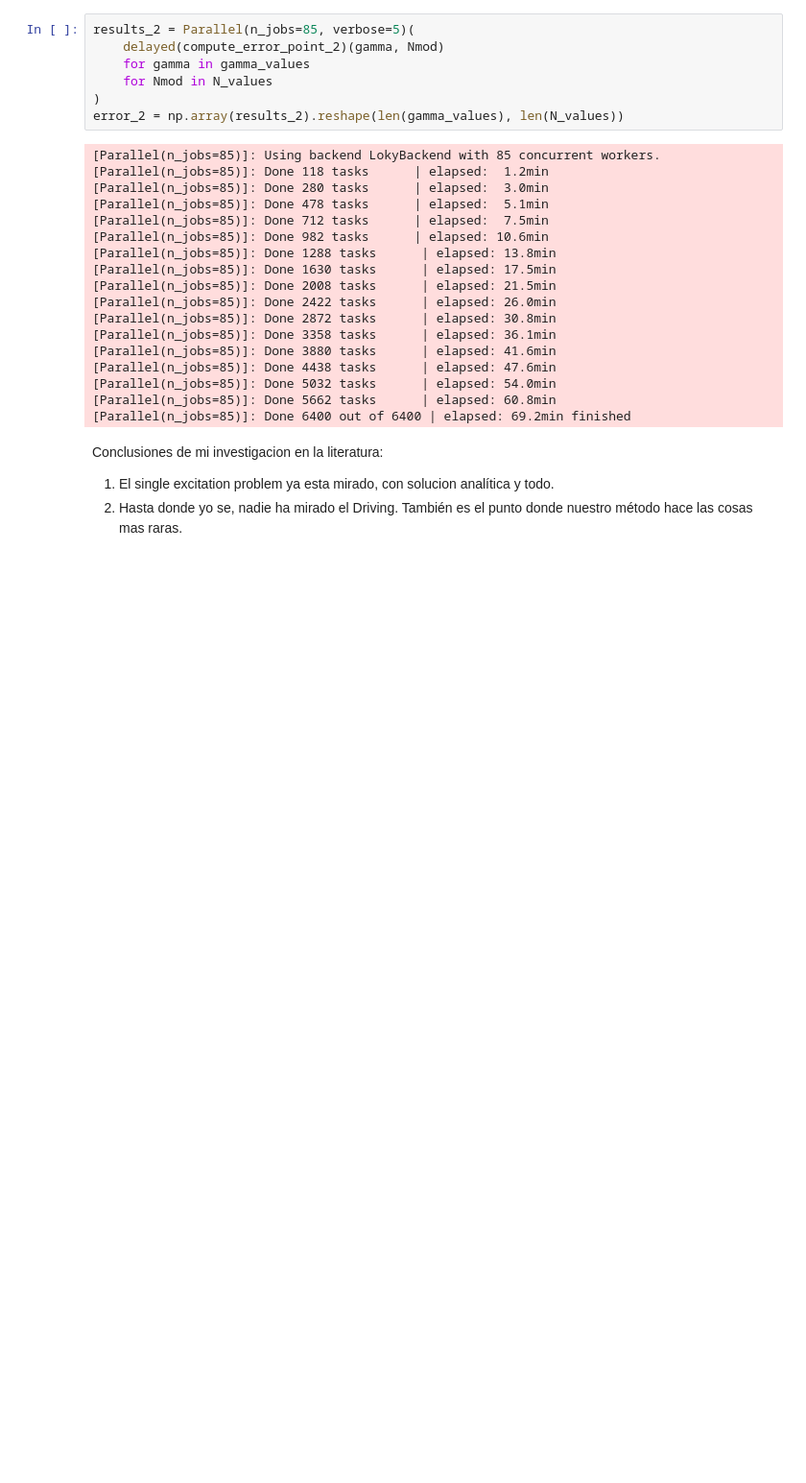
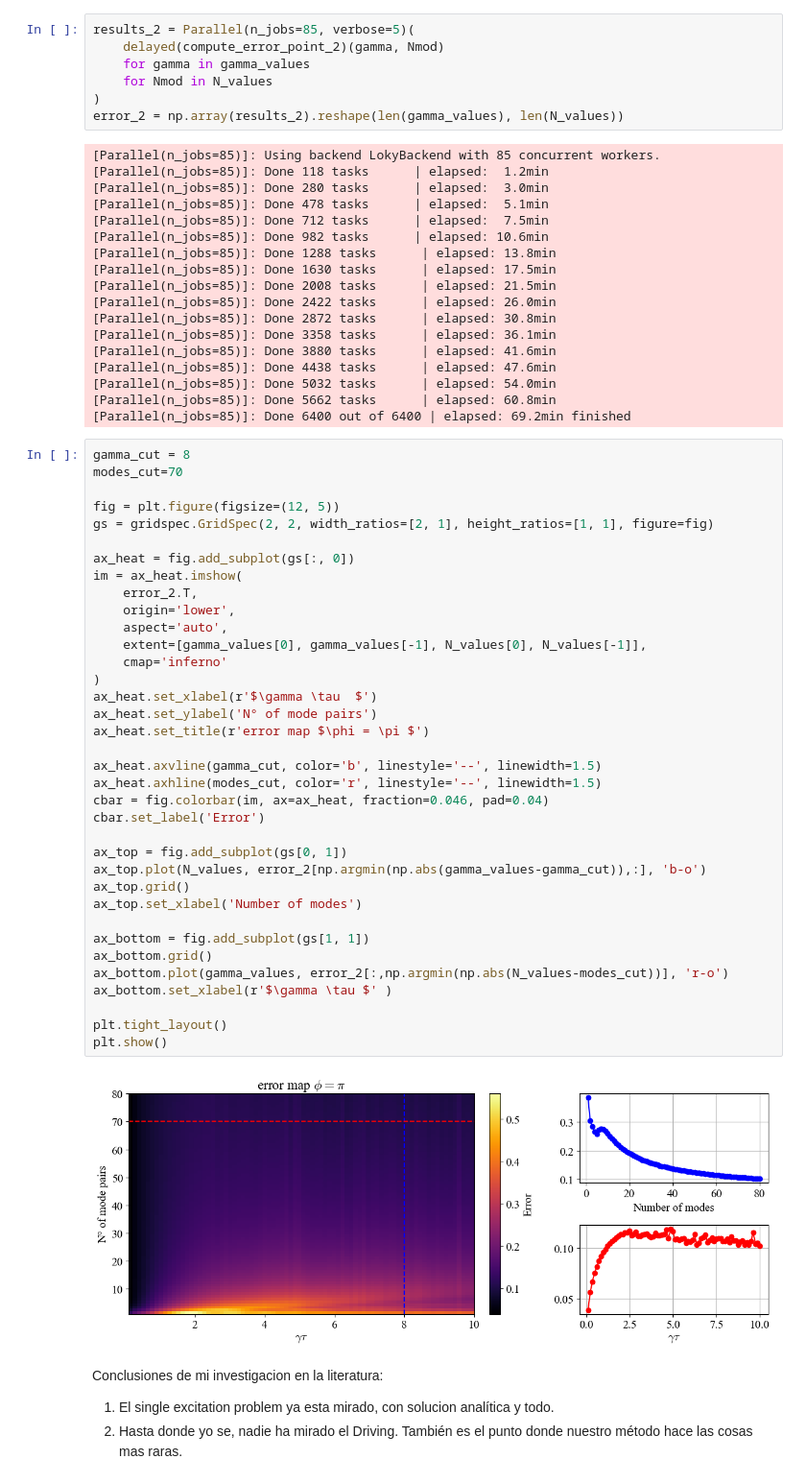
Before and after one commit to Taitoos2/Non_Markovian_Cavity, a Jupyter notebook: Non_Markovian_limit.ipynb, the cells around one changed output. Shown at 96% size. Saved outputs shown, nothing was run; the diff lists cells and outputs as text; blank space fills up the shorter version.

```diff
--- a/Non_Markovian_limit.ipynb
+++ b/Non_Markovian_limit.ipynb
@@ -189,6 +225,44 @@ error_2 = np.array(results_2).reshape(len(gamma_values), len(N_values))
 [Parallel(n_jobs=85)]: Done 5032 tasks      | elapsed: 54.0min
 [Parallel(n_jobs=85)]: Done 5662 tasks      | elapsed: 60.8min
 [Parallel(n_jobs=85)]: Done 6400 out of 6400 | elapsed: 69.2min finished
+# %%
+gamma_cut = 8
+modes_cut=70
+
+fig = plt.figure(figsize=(12, 5))
+gs = gridspec.GridSpec(2, 2, width_ratios=[2, 1], height_ratios=[1, 1], figure=fig)
+
+ax_heat = fig.add_subplot(gs[:, 0])
+im = ax_heat.imshow(
+    error_2.T,
+    origin='lower',
+    aspect='auto',
+    extent=[gamma_values[0], gamma_values[-1], N_values[0], N_values[-1]],
+    cmap='inferno'
+)
+ax_heat.set_xlabel(r'$\gamma \tau  $')
+ax_heat.set_ylabel('N° of mode pairs')
+ax_heat.set_title(r'error map $\phi = \pi $')
+
+ax_heat.axvline(gamma_cut, color='b', linestyle='--', linewidth=1.5)
+ax_heat.axhline(modes_cut, color='r', linestyle='--', linewidth=1.5)
+cbar = fig.colorbar(im, ax=ax_heat, fraction=0.046, pad=0.04)
+cbar.set_label('Error')
+
+ax_top = fig.add_subplot(gs[0, 1])
+ax_top.plot(N_values, error_2[np.argmin(np.abs(gamma_values-gamma_cut)),:], 'b-o')
+ax_top.grid()
+ax_top.set_xlabel('Number of modes')
+
+ax_bottom = fig.add_subplot(gs[1, 1])
+ax_bottom.grid()
+ax_bottom.plot(gamma_values, error_2[:,np.argmin(np.abs(N_values-modes_cut))], 'r-o')
+ax_bottom.set_xlabel(r'$\gamma \tau $' )
+
+plt.tight_layout()
+plt.show()
+# %% [output]
+[figure, added]
 # %% [markdown]
 Conclusiones de mi investigacion en la literatura:
 1. El single excitation problem ya esta mirado, con solucion analítica y todo.
```
Also changed, not shown: parts of 6 cells of this notebook, 4 other files.
